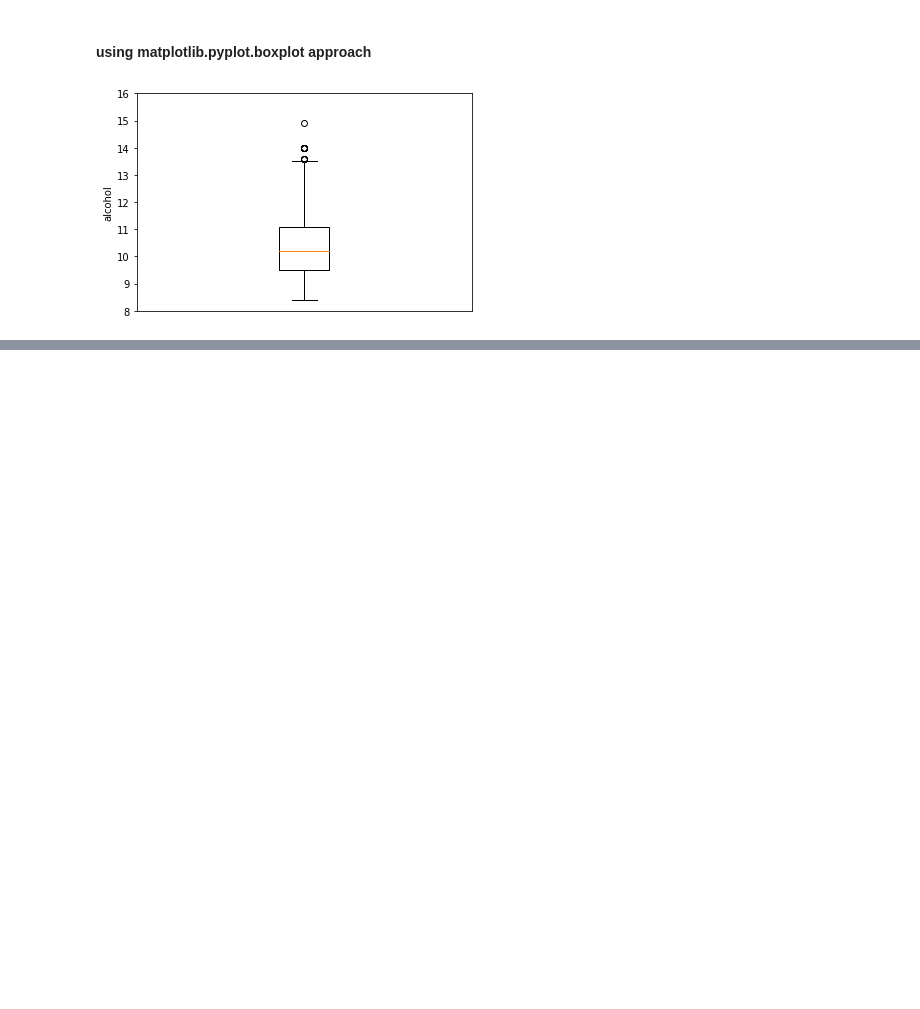
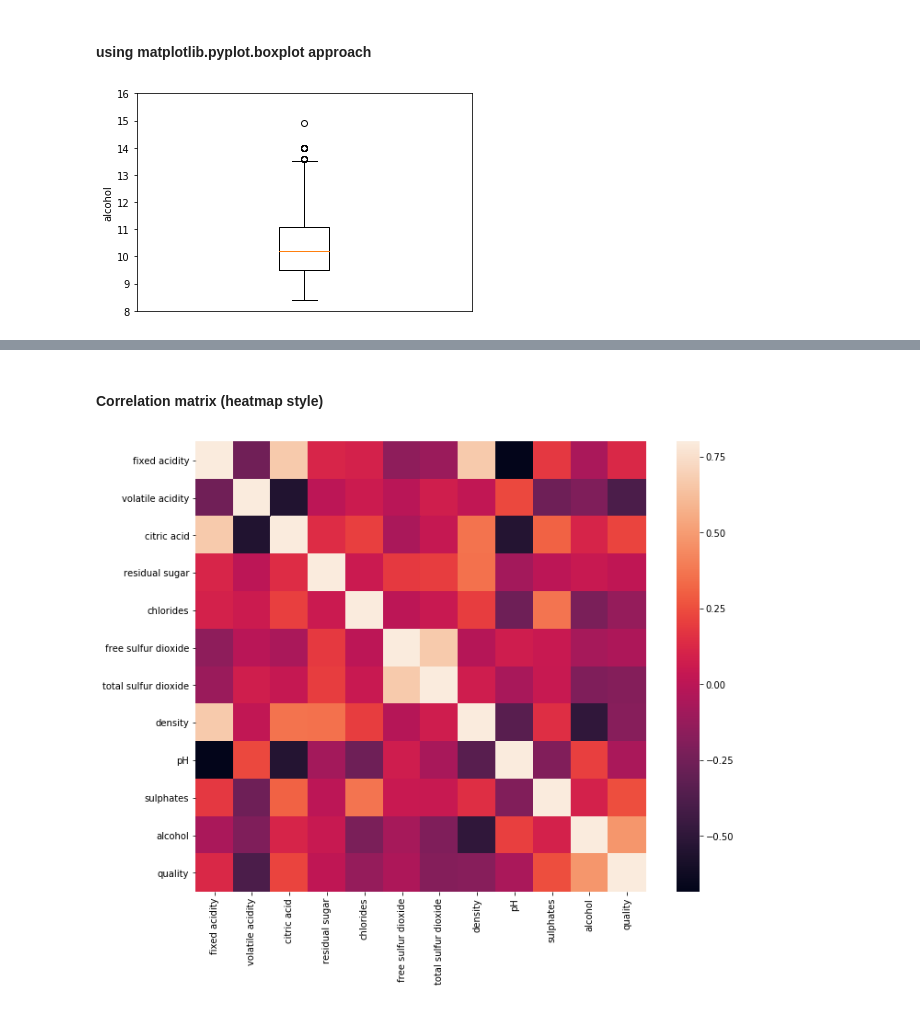
Before and after one commit to duttashi/datascience-notes, a Jupyter notebook: python notebooks/EDA.ipynb, the cells around one changed output, grey strips where cells are left out. Cells and saved outputs as stored; diff of their text form; code cells hidden in the pictures; blank space fills up the shorter version.

```diff
--- a/python notebooks/EDA.ipynb
+++ b/python notebooks/EDA.ipynb
@@ -198,0 +259,9 @@ plt.show()
+# %% [markdown]
+#### Correlation matrix (heatmap style)
+# %%
+#correlation matrix
+corrmat = df.corr()
+f, ax = plt.subplots(figsize=(12, 9))
+sns.heatmap(corrmat, vmax=.8, square=True);
+# %% [output]
+[figure, added]
```
Also changed, not shown: parts of 19 cells of this notebook.
